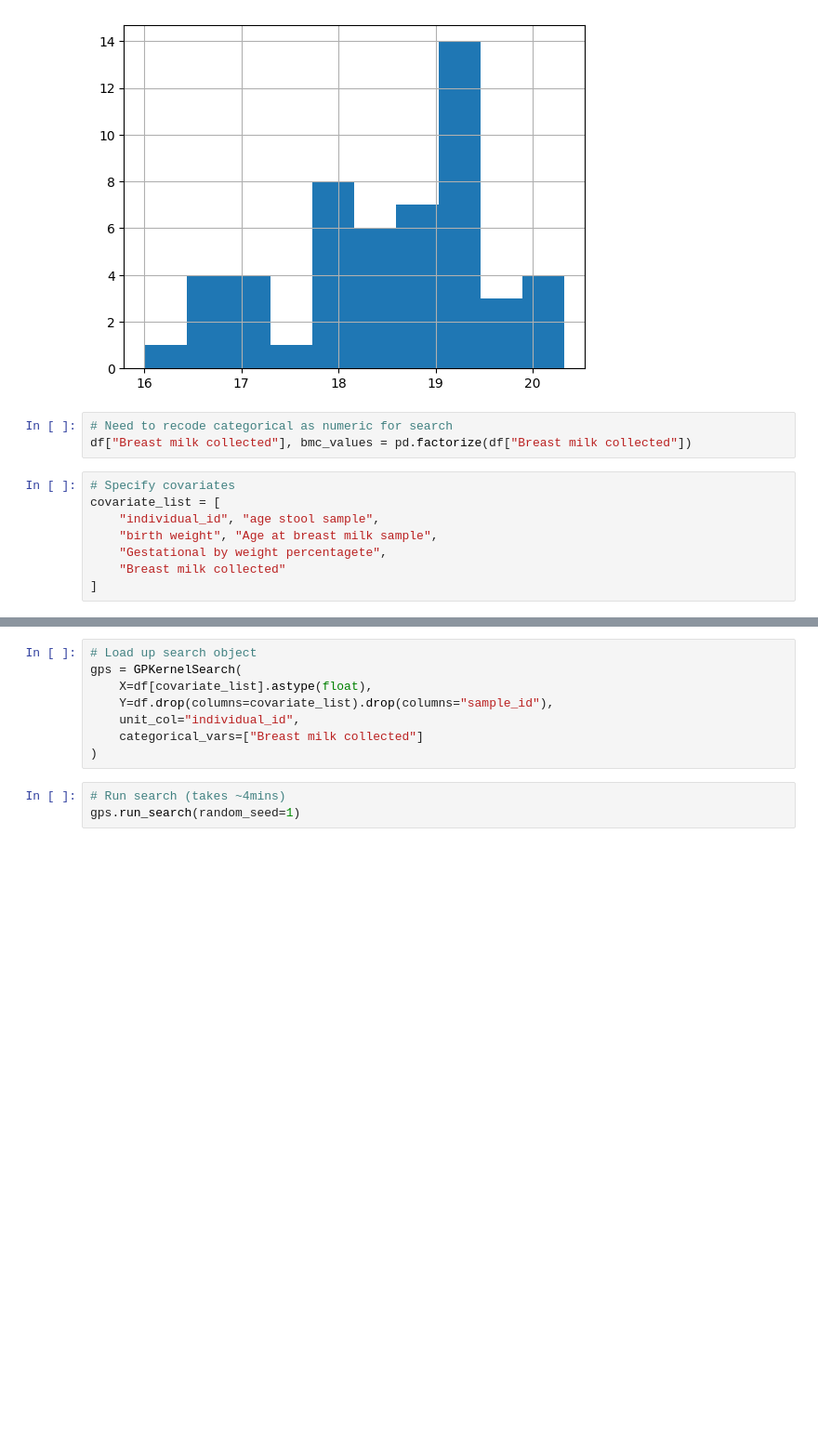
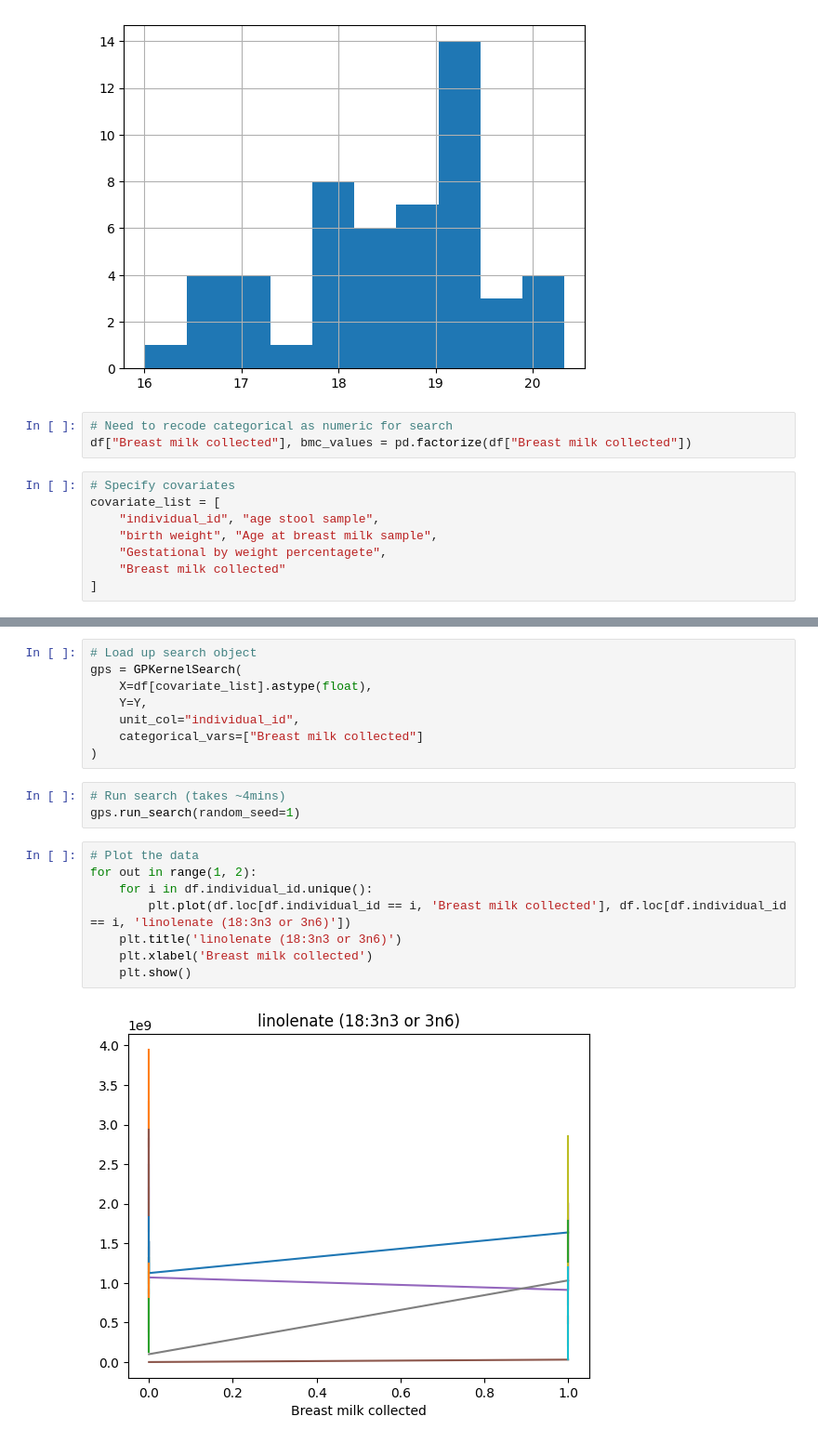
Before and after one commit to omicsEye/waveome, a Jupyter notebook: examples/Breastmilk/Breastmilk.ipynb, the cells around one changed output, grey strips where cells are left out. Shown at 93% size. Cells and saved outputs as stored; diff of their text form; blank space fills up the shorter version.

```diff
--- a/examples/Breastmilk/Breastmilk.ipynb
+++ b/examples/Breastmilk/Breastmilk.ipynb
@@ -84,10 +144,20 @@ Y.head()
 # Load up search object
 gps = GPKernelSearch(
     X=df[covariate_list].astype(float),
-    Y=df.drop(columns=covariate_list).drop(columns="sample_id"),
+    Y=Y,
     unit_col="individual_id",
     categorical_vars=["Breast milk collected"]
 )
 # %%
 # Run search (takes ~4mins)
 gps.run_search(random_seed=1)
+# %%
+# Plot the data
+for out in range(1, 2):
+    for i in df.individual_id.unique():
+        plt.plot(df.loc[df.individual_id == i, 'Breast milk collected'], df.loc[df.individual_id == i, 'linolenate (18:3n3 or 3n6)'])
+    plt.title('linolenate (18:3n3 or 3n6)')
+    plt.xlabel('Breast milk collected')
+    plt.show()
+# %% [output]
+[figure, added]
```
Also changed, not shown: parts of 15 cells of this notebook, 2 other files.
